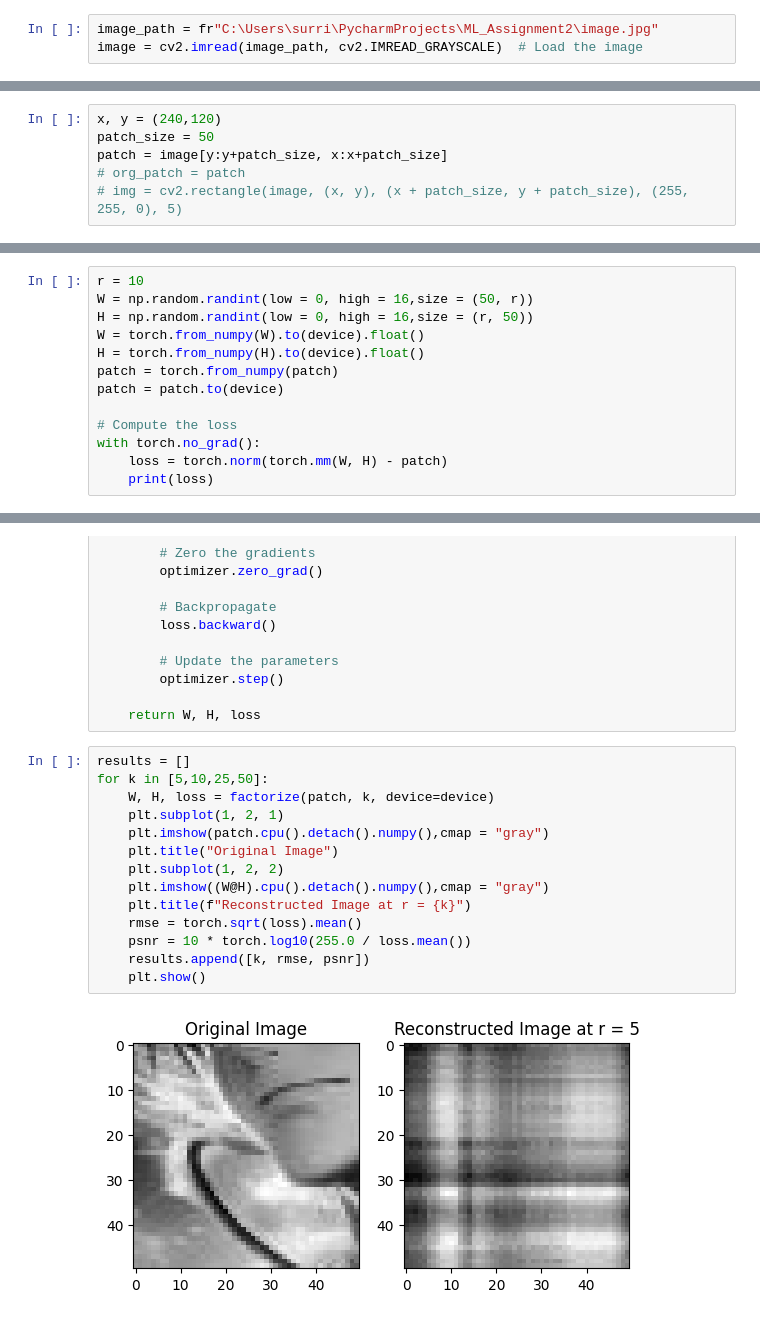
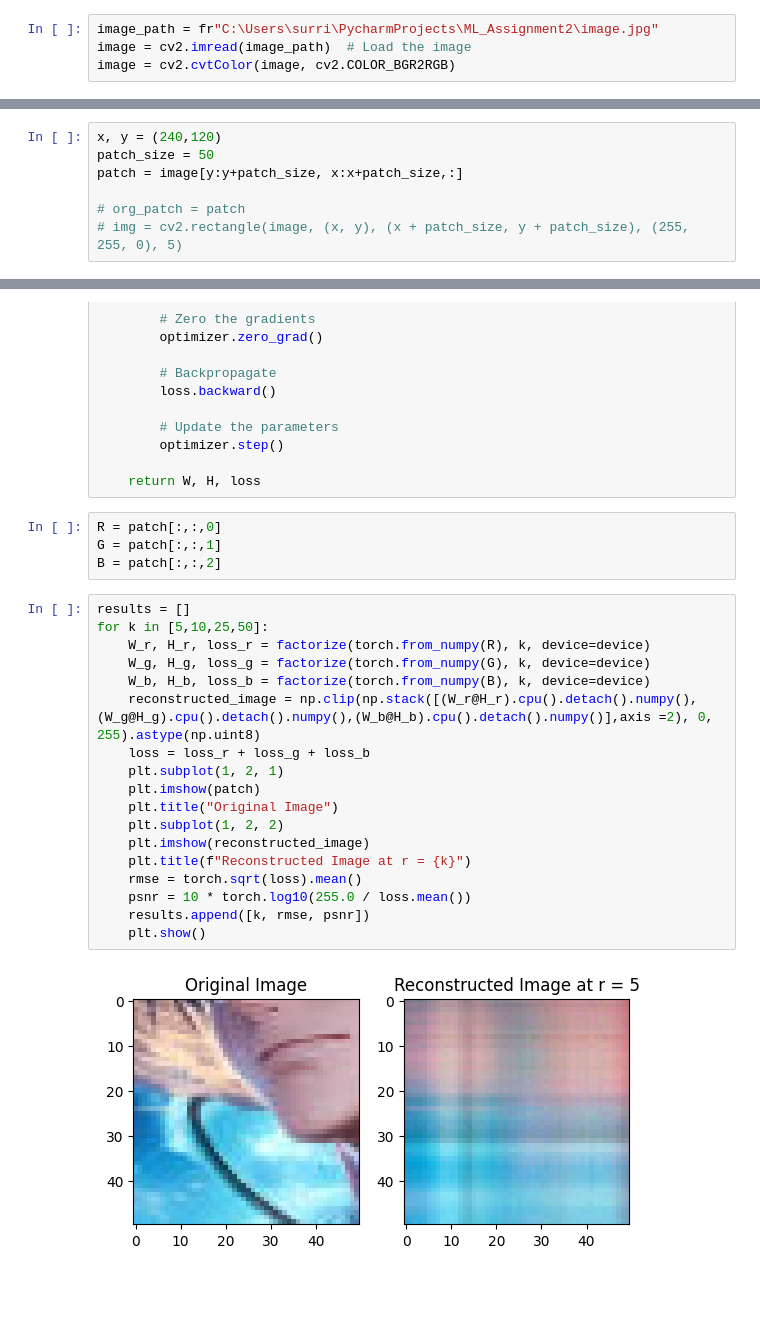
Before and after one commit to SurriyaGokul/ML_Assignment2, a Jupyter notebook: Task 5.ipynb, the cells around one changed output, grey strips where cells are left out. Drawn from its saved outputs; the diff is of its cells as text; blank space fills up the shorter version.

```diff
--- a/Task 5.ipynb
+++ b/Task 5.ipynb
@@ -7,7 +7,8 @@ import torch
 import pandas as pd
 # %%
 image_path = fr"C:\Users\surri\PycharmProjects\ML_Assignment2\image.jpg"
-image = cv2.imread(image_path, cv2.IMREAD_GRAYSCALE)  # Load the image
+image = cv2.imread(image_path)  # Load the image
+image = cv2.cvtColor(image, cv2.COLOR_BGR2RGB)
 # %%
 image.shape
 # %% [output]
@@ -15,7 +16,8 @@ image.shape
 # %%
 x, y = (240,120)
 patch_size = 50
-patch = image[y:y+patch_size, x:x+patch_size]
+patch = image[y:y+patch_size, x:x+patch_size,:]
+
 # org_patch = patch
 # img = cv2.rectangle(image, (x, y), (x + patch_size, y + patch_size), (255, 255, 0), 5)
 # %%
@@ -33,16 +35,3 @@ Let us decompose org_patch as WH. W is of shape (50, r) and H is of shape (r, 50
 A = WH
 # %%
 device = torch.device("cuda" if torch.cuda.is_available() else "cpu")
-# %%
-r = 10
-W = np.random.randint(low = 0, high = 16,size = (50, r))
-H = np.random.randint(low = 0, high = 16,size = (r, 50))
-W = torch.from_numpy(W).to(device).float()
-H = torch.from_numpy(H).to(device).float()
-patch = torch.from_numpy(patch)
-patch = patch.to(device)
-
-# Compute the loss
-with torch.no_grad():
-    loss = torch.norm(torch.mm(W, H) - patch)
-    print(loss)
@@ -101,19 +68,27 @@ def factorize(A, k, device=torch.device("cpu")):
         optimizer.step()
 
     return W, H, loss
+# %%
+R = patch[:,:,0]
+G = patch[:,:,1]
+B = patch[:,:,2]
 # %%
 results = []
 for k in [5,10,25,50]:
-    W, H, loss = factorize(patch, k, device=device)
+    W_r, H_r, loss_r = factorize(torch.from_numpy(R), k, device=device)
+    W_g, H_g, loss_g = factorize(torch.from_numpy(G), k, device=device)
+    W_b, H_b, loss_b = factorize(torch.from_numpy(B), k, device=device)
+    reconstructed_image = np.clip(np.stack([(W_r@H_r).cpu().detach().numpy(),(W_g@H_g).cpu().detach().numpy(),(W_b@H_b).cpu().detach().numpy()],axis =2), 0, 255).astype(np.uint8)
+    loss = loss_r + loss_g + loss_b
     plt.subplot(1, 2, 1)
-    plt.imshow(patch.cpu().detach().numpy(),cmap = "gray")
+    plt.imshow(patch)
     plt.title("Original Image")
     plt.subplot(1, 2, 2)
-    plt.imshow((W@H).cpu().detach().numpy(),cmap = "gray")
+    plt.imshow(reconstructed_image)
     plt.title(f"Reconstructed Image at r = {k}")
     rmse = torch.sqrt(loss).mean()
     psnr = 10 * torch.log10(255.0 / loss.mean())
     results.append([k, rmse, psnr])
     plt.show()
 # %% [output]
-[figure, old version]
+[figure, new version]
```
Also changed, not shown: parts of 7 cells of this notebook.
